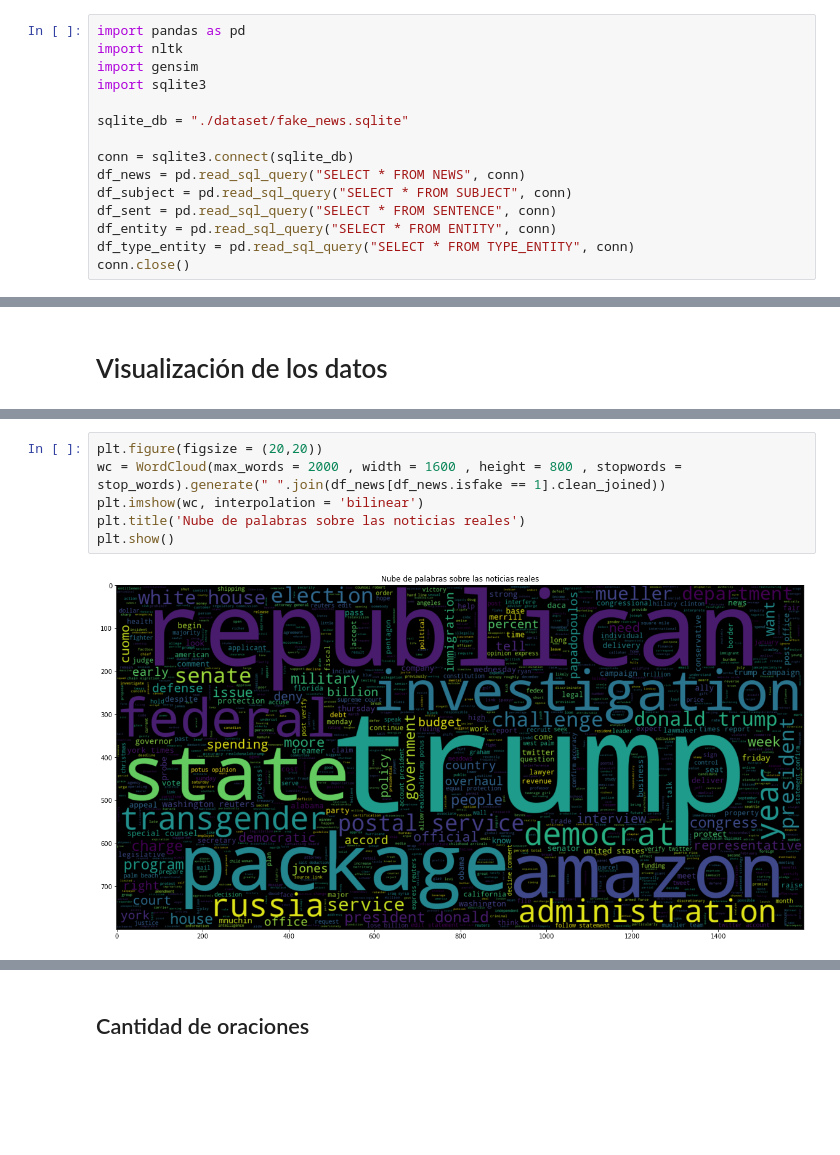
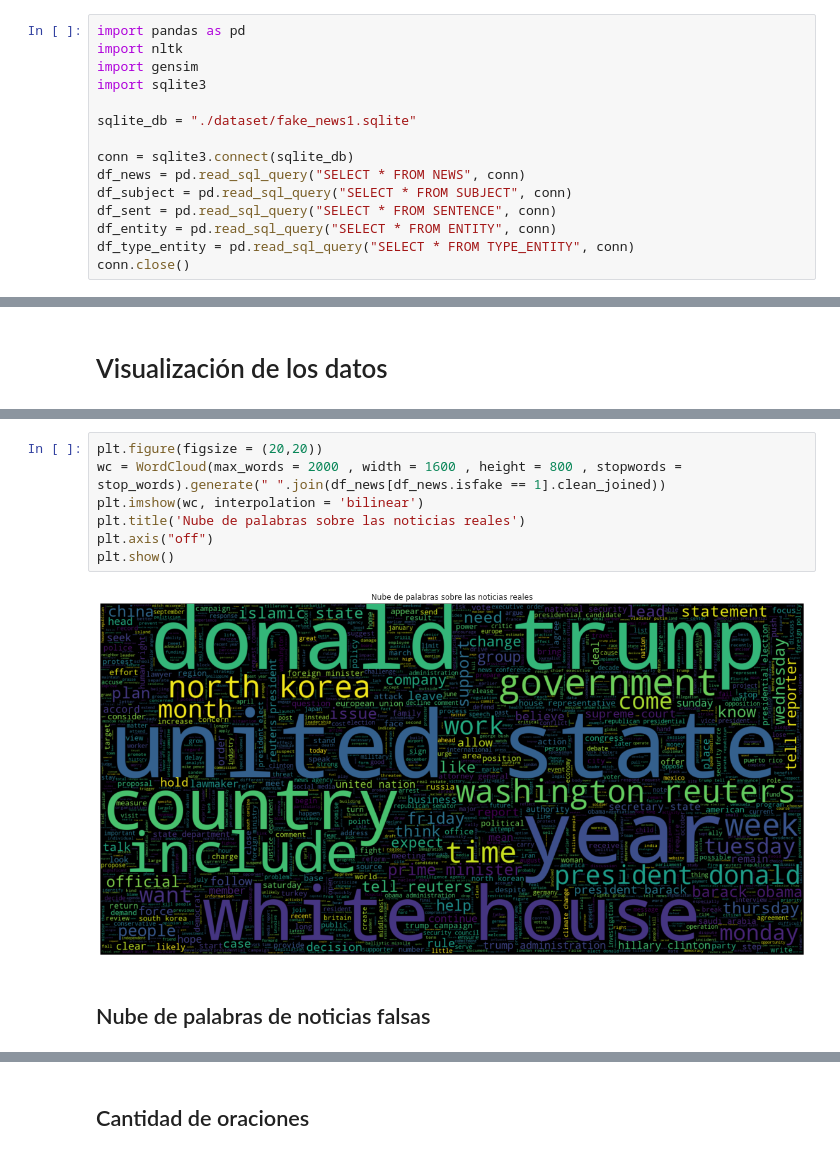
Before and after one commit to fake-news-unal/fake-news, a Jupyter notebook: exploration.ipynb, the cells around one changed output, grey strips where cells are left out. Drawn from its saved outputs; the diff is of its cells as text; blank space fills up the shorter version.

```diff
--- a/exploration.ipynb
+++ b/exploration.ipynb
@@ -12,7 +12,7 @@ import nltk
 import gensim
 import sqlite3
 
-sqlite_db = "./dataset/fake_news.sqlite"
+sqlite_db = "./dataset/fake_news1.sqlite"
 
 conn = sqlite3.connect(sqlite_db)
 df_news = pd.read_sql_query("SELECT * FROM NEWS", conn)
@@ -388,8 +437,11 @@ ValueError: We need at least 1 word to plot a word cloud, got 0.
 # %%
 plt.figure(figsize = (20,20))
 wc = WordCloud(max_words = 2000 , width = 1600 , height = 800 , stopwords = stop_words).generate(" ".join(df_news[df_news.isfake == 1].clean_joined))
 plt.imshow(wc, interpolation = 'bilinear')
 plt.title('Nube de palabras sobre las noticias reales')
+plt.axis("off")
 plt.show()
 # %% [output]
-[figure, old version]
+[figure, new version]
+# %% [markdown]
+## Nube de palabras de noticias falsas
```
Also changed, not shown: parts of 74 cells of this notebook, 1 other file.
